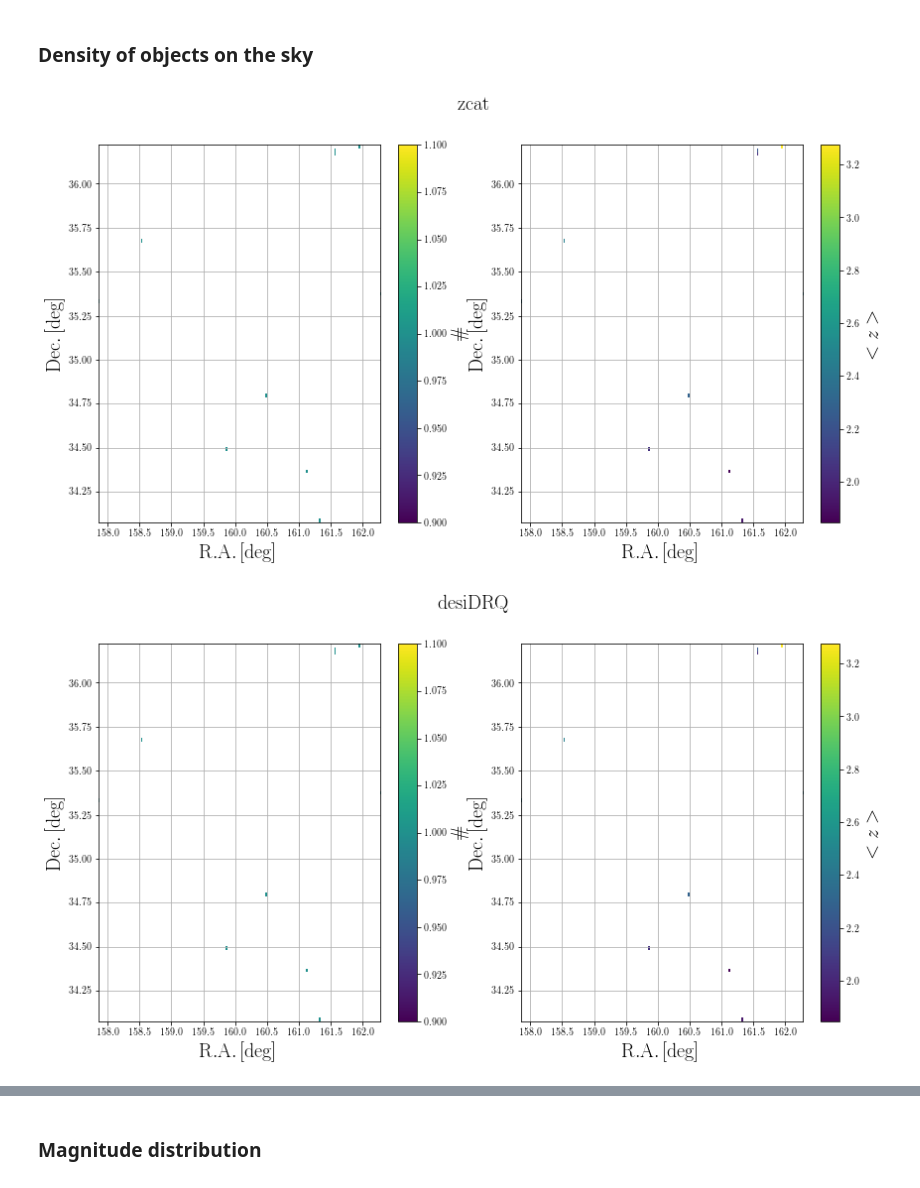
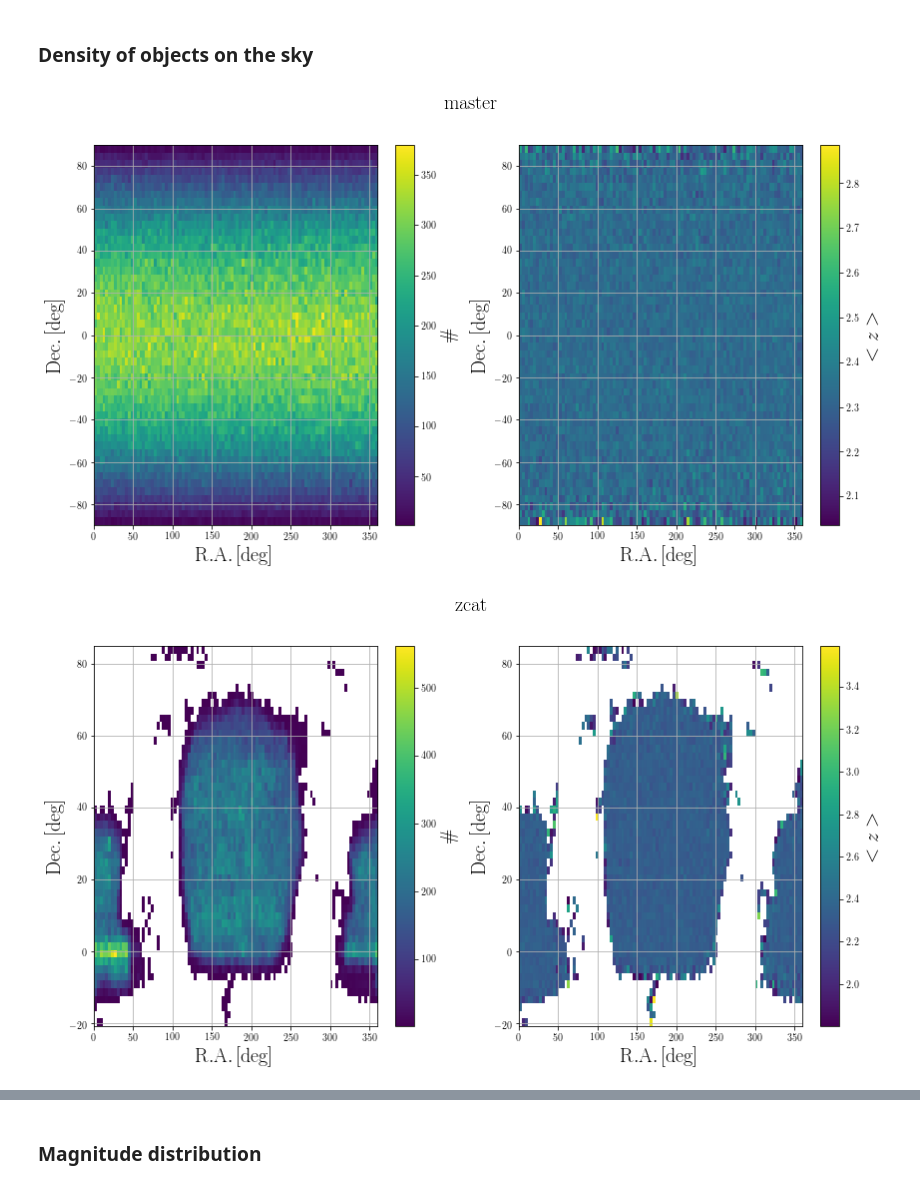
Before and after one commit to igmhub/desi_QA, a Jupyter notebook: Mocks/QA_plots.ipynb, the cells around one changed output, grey strips where cells are left out. Drawn from its saved outputs; the diff is of its cells as text; code cells hidden in the pictures.

```diff
--- a/Mocks/QA_plots.ipynb
+++ b/Mocks/QA_plots.ipynb
@@ -64,32 +64,35 @@ mock['mock_quick'] = '/global/homes/h/hdumasde/Run_programs/desi/QuickQuasar/ebo
 # %%
 ### Get mock products
-mock = {}
-mock['raw_path'] = '/project/projectdirs/desi/mocks/lya_forest/picca/london/v4.0.0/quick-0.0/'
-mock['delta'] = mock['raw_path']+'/deltas/'
-mock['delta_attributes'] = mock['raw_path']+'/iter.fits.gz'
-mock['delta_log'] = mock['raw_path']+'/input.log'
-mock['cf1d'] = '/global/homes/h/hdumasde/Run_programs/igmhub/picca/CoLoRe_mocks/cf1d.fits.gz'
+mock['picca'] = '/project/projectdirs/desi/mocks/lya_forest/picca/london/v4.0.0/eboss-0.0/'
+mock['picca_delta'] = mock['picca']+'/deltas/'
+mock['picca_delta_attributes'] = mock['picca']+'/iter.fits.gz'
+mock['picca_delta_log'] = mock['picca']+'/input.log'
+mock['picca_cf1d'] = mock['picca']+'/cf1d_z_0_10.fits.gz'
 # %%
 ### Get data products
 data = {}
-data['raw_path'] = '/global/homes/h/hdumasde/Run_programs/igmhub/picca/Data/eBOSS/picca_DR16/DR16_rebin3_v5_11_00__redone_allObs/'
-data['delta'] = data['raw_path']+'/Delta_LYA/Delta/'
-data['delta_attributes'] = data['raw_path']+'/Delta_LYA/Log/delta_attributes.fits.gz'
-data['cf1d'] = data['raw_path']+'/Correlations_LYA/cf1d.fits.gz'
-data['cf'] = data['raw_path']+'/Correlations_LYA/forFits_cf_forest1_LYA_line1_LYA.fits.gz'
-data['xcf'] = data['raw_path']+'/Correlations_LYA/forFits_xcf_forest1_LYA_line1_LYA_obj1_QSO.fits.gz'
-data['fit_cf'] = data['raw_path']+'/Correlations_LYA/Fit/LYA_LYA/result.h5'
-data['fit_xcf'] = data['raw_path']+'/Correlations_LYA/Fit/LYA_QSO/result.h5'
+data['QSO_catalog'] = '/global/homes/h/hdumasde/Data/Catalogs/DR14Q_v4_4__THINGID_DR7.fits'
+data['Spectra'] = '/project/projectdirs/cosmo/data/sdss/dr14/eboss/spectro/redux/v5_10_0/'
+data['picca'] = '/global/homes/h/hdumasde/Run_programs/igmhub/picca/Data/eBOSS/picca_DR16/DR16_rebin3_v5_11_00__redone_allObs/'
+data['picca_delta'] = data['picca']+'/Delta_LYA/Delta/'
+data['picca_delta_attributes'] = data['picca']+'/Delta_LYA/Log/delta_attributes.fits.gz'
+data['picca_cf1d'] = data['picca']+'/Correlations_LYA/cf1d.fits.gz'
+data['picca_cf'] = data['picca']+'/Correlations_LYA/forFits_cf_forest1_LYA_line1_LYA.fits.gz'
+data['picca_xcf'] = data['picca']+'/Correlations_LYA/forFits_xcf_forest1_LYA_line1_LYA_obj1_QSO.fits.gz'
+data['picca_fit_cf'] = data['picca']+'/Correlations_LYA/Fit/LYA_LYA/result.h5'
+data['picca_fit_xcf'] = data['picca']+'/Correlations_LYA/Fit/LYA_QSO/result.h5'
+data['picca_fit_cfxcf'] = data['picca']+'/Correlations_LYA/Fit/LYA_LYA__LYA_QSO/result.h5'
 # %% [markdown]
 # __Catalogs__
 # %%
 # Catalogs
-cat_path = {#'master':mock_base+'master.fits',
+cat_path = {'master':mock['mock_base']+'master.fits',
             'zcat':mock['mock_quick']+'/zcat.fits',
             'desiDRQ':mock['mock_quick']+'/zcat_desi_drq.fits',
-            #'random':mock_base+'/master_randoms.fits.gz'
+            'random':mock['mock_base']+'/master_randoms.fits.gz',
+            'Data(DR14)':data['QSO_catalog'],
             }
-redshift_key = {'master':'Z_QSO_RSD', 'zcat':'Z', 'desiDRQ':'Z','random':'Z'}
+redshift_key = {'master':'Z_QSO_RSD', 'zcat':'Z', 'desiDRQ':'Z','random':'Z','Data(DR14)':'Z'}
 # %% [markdown]
 ### Redshift distribution of the different catalogs
 
@@ -145,35 +148,39 @@ for name,path in cat_path.items():
     ra = ra[w]
     dec = dec[w]
     z = z[w]
+    w = z>1.8
+    ra = ra[w]
+    dec = dec[w]
+    z = z[w]
     extent = [ra.min(), ra.max(), dec.min(), dec.max()]
 
     f, (ax1, ax2) = plt.subplots(nrows=1, ncols=2, figsize=(14,7))
     plt.suptitle(r'$\mathrm{'+name+'}$',fontsize=20)
 
-    mean_nb, err_nb, number_nb = Get_2DTProfile(ra, dec, sp.ones(ra.size), 200, 100)
+    mean_nb, err_nb, number_nb = Get_2DTProfile(ra, dec, sp.ones(ra.size), 100, 50)
     number_nb = sp.transpose(number_nb)
     number_nb[number_nb==0.] = sp.nan
     plot1 = ax1.imshow(number_nb, interpolation='nearest', origin='lower',extent=extent, aspect='auto')
     cbar1 = plt.colorbar(plot1, ax=ax1)
     cbar1.set_label(r'$\#$',size=20)
     cbar1.update_ticks()
     ax1.set_xlabel(r'$\mathrm{R.A. \, [deg]}$')
     ax1.set_ylabel(r'$\mathrm{Dec. \, [deg]}$')
     ax1.grid()
 
-    mean_z, err_z, number_z = Get_2DTProfile(ra, dec, z, 200, 100)
+    mean_z, err_z, number_z = Get_2DTProfile(ra, dec, z, 100, 50)
     mean_z = sp.transpose(mean_z)
     number_z = sp.transpose(number_z)
     mean_z[number_z==0.] = sp.nan
     plot2 = ax2.imshow(mean_z, interpolation='nearest', origin='lower',extent=extent, aspect='auto')
     cbar2 = plt.colorbar(plot2,ax=ax2)
     cbar2.set_label(r'$<z>$',size=20)
     cbar2.update_ticks()
     ax2.set_xlabel(r'$\mathrm{R.A. \, [deg]}$')
     ax2.set_ylabel(r'$\mathrm{Dec. \, [deg]}$')
     ax2.grid()
 
     plt.subplots_adjust(wspace=0.2)
 # %% [output]
-[figure, old version]
+[figure, new version]
-[figure, old version]
+[figure, new version]
```
Also changed, not shown: parts of 69 cells of this notebook, 1 other file.
